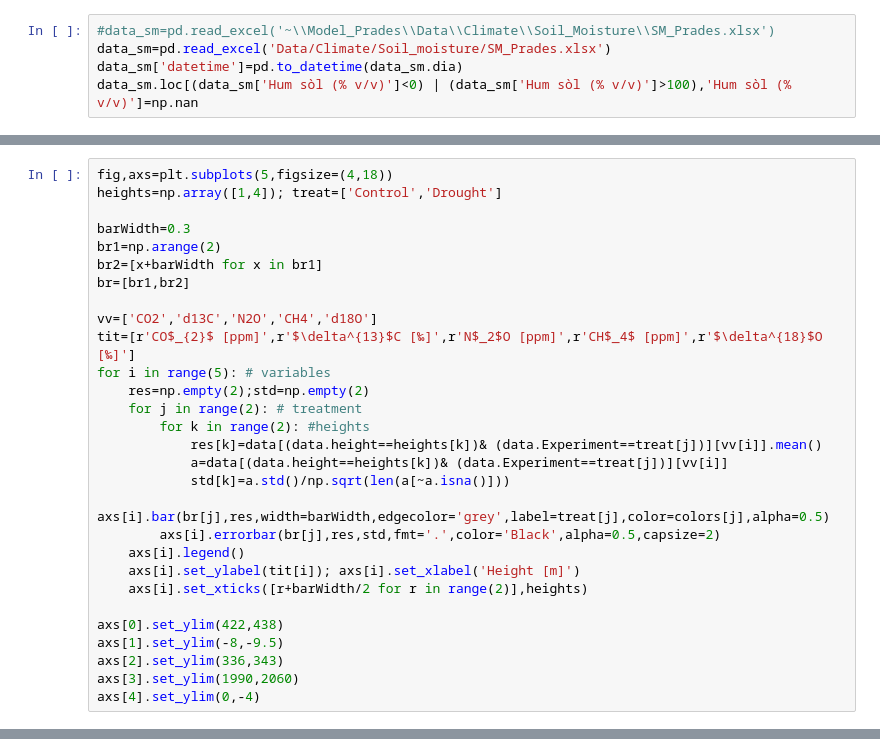
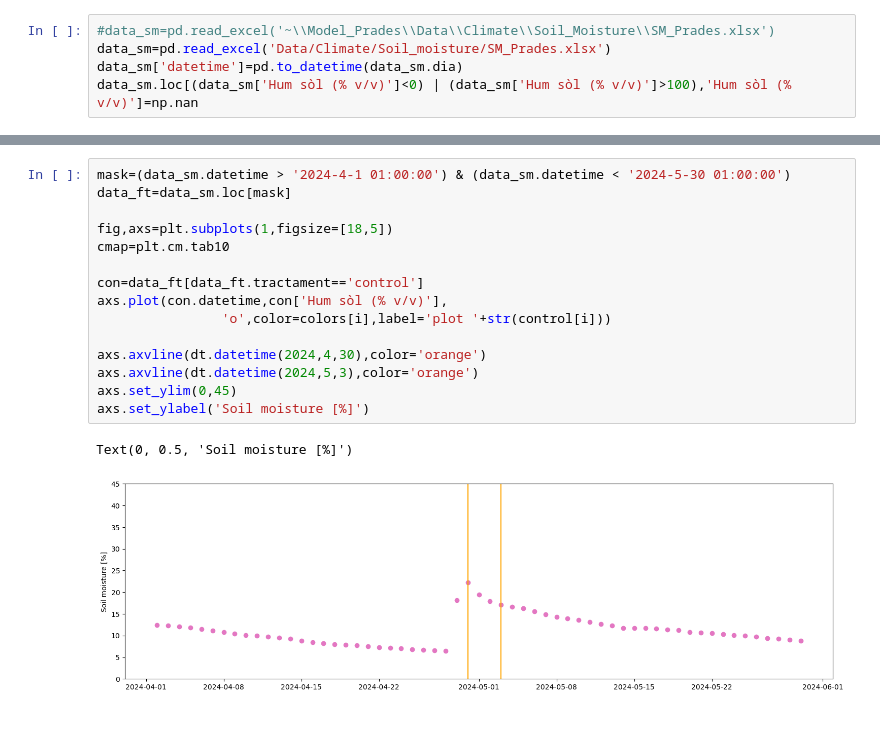
Before and after one commit to Emunozho/Model_Prades, a Jupyter notebook: Pre_analysis.ipynb, the cells around one changed output, grey strips where cells are left out. Cells and saved outputs as stored; diff of their text form; blank space fills up the shorter version.

```diff
--- a/Pre_analysis.ipynb
+++ b/Pre_analysis.ipynb
@@ -1480,29 +249,0 @@ for i in range(2):axs[4,i].set_xlabel('Local date'); axs[4,i].set_ylabel(r'$\del
-# %%
-fig,axs=plt.subplots(5,figsize=(4,18))
-heights=np.array([1,4]); treat=['Control','Drought']
-
-barWidth=0.3
-br1=np.arange(2)
-br2=[x+barWidth for x in br1]
-br=[br1,br2]
-
-vv=['CO2','d13C','N2O','CH4','d18O']
-tit=[r'CO$_{2}$ [ppm]',r'$\delta^{13}$C [‰]',r'N$_2$O [ppm]',r'CH$_4$ [ppm]',r'$\delta^{18}$O [‰]']
-for i in range(5): # variables
-    res=np.empty(2);std=np.empty(2)
-    for j in range(2): # treatment
-        for k in range(2): #heights
-            res[k]=data[(data.height==heights[k])& (data.Experiment==treat[j])][vv[i]].mean()
-            a=data[(data.height==heights[k])& (data.Experiment==treat[j])][vv[i]]
-            std[k]=a.std()/np.sqrt(len(a[~a.isna()]))
-        axs[i].bar(br[j],res,width=barWidth,edgecolor='grey',label=treat[j],color=colors[j],alpha=0.5)
-        axs[i].errorbar(br[j],res,std,fmt='.',color='Black',alpha=0.5,capsize=2)
-    axs[i].legend()
-    axs[i].set_ylabel(tit[i]); axs[i].set_xlabel('Height [m]')
-    axs[i].set_xticks([r+barWidth/2 for r in range(2)],heights)
-
-axs[0].set_ylim(422,438)
-axs[1].set_ylim(-8,-9.5)
-axs[2].set_ylim(336,343)
-axs[3].set_ylim(1990,2060)
-axs[4].set_ylim(0,-4)
@@ -1511,0 +250,18 @@ axs[4].set_ylim(0,-4)
+# %%
+mask=(data_sm.datetime > '2024-4-1 01:00:00') & (data_sm.datetime < '2024-5-30 01:00:00')
+data_ft=data_sm.loc[mask]
+
+fig,axs=plt.subplots(1,figsize=[18,5])
+cmap=plt.cm.tab10
+
+con=data_ft[data_ft.tractament=='control']
+axs.plot(con.datetime,con['Hum sòl (% v/v)'],
+                'o',color=colors[i],label='plot '+str(control[i]))
+
+axs.axvline(dt.datetime(2024,4,30),color='orange')
+axs.axvline(dt.datetime(2024,5,3),color='orange')
+axs.set_ylim(0,45)
+axs.set_ylabel('Soil moisture [%]')
+# %% [output]
+Text(0, 0.5, 'Soil moisture [%]')
+[figure, added]
```
Also changed, not shown: parts of 56 cells of this notebook, 24 other files.
